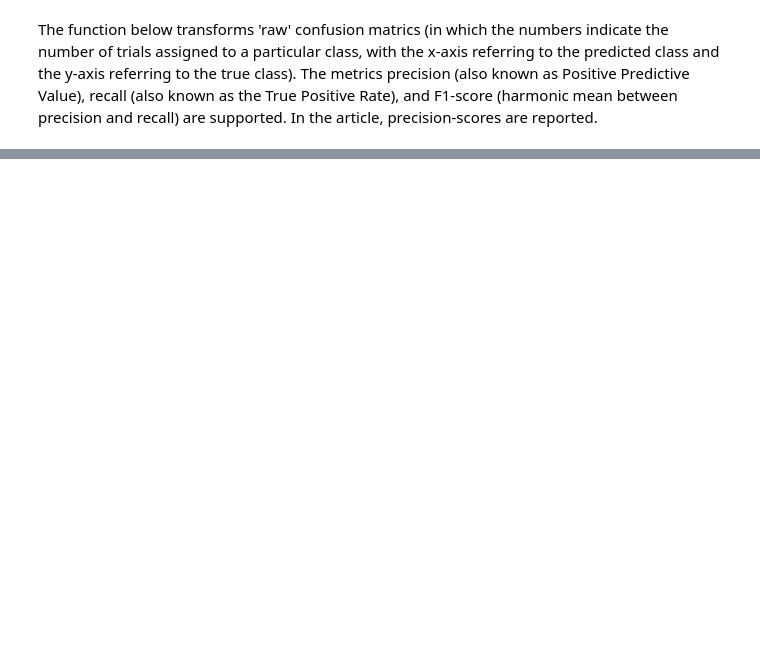
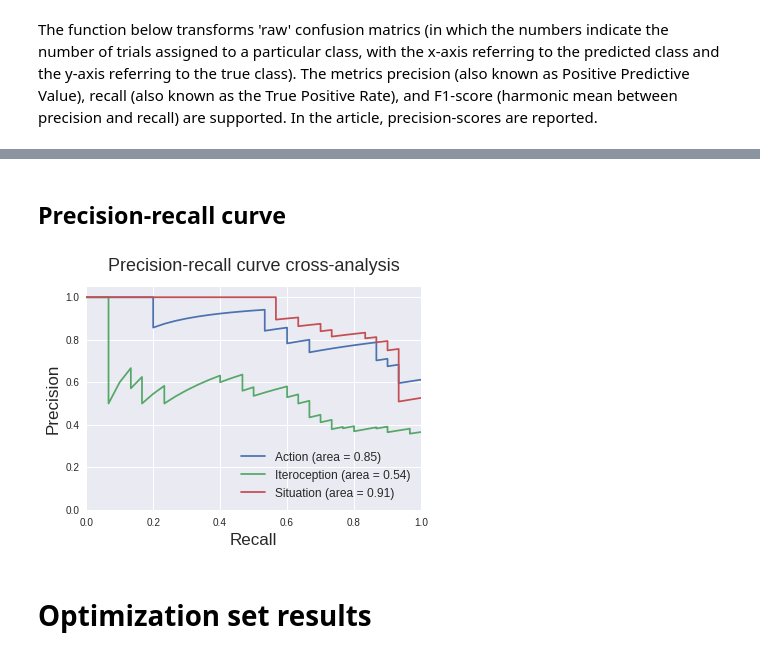
Before and after one commit to lukassnoek/DecodingEmotions, a Jupyter notebook: Analyses/statistics/statistics_main_analysis.ipynb, the cells around one changed output, grey strips where cells are left out. Drawn from its saved outputs; the diff is of its cells as text; code cells hidden in the pictures; blank space fills up the shorter version.

```diff
--- a/Analyses/statistics/statistics_main_analysis.ipynb
+++ b/Analyses/statistics/statistics_main_analysis.ipynb
@@ -151,0 +154,21 @@ array([[ 0.   ,  1.   ,  0.082],
+# %%
+vox_file = op.join(op.dirname(self_dir), 'redo_voxelplots_COEF_ovo', 'AverageScores.nii')
+vox_data = nib.load(vox_file).get_data()
+
+names = ['act_vs_int', 'act_vs_sit', 'int_vs_sit']
+
+# here, both the contrast (e.g. act > int) and its reverse (int > act) is calculated,
+# to help visualization in fslview
+
+for i in range(vox_data.shape[-1]):
+    tmp = vox_data[:, :, :, i]
+    tmp_rev = tmp * -1
+    tmp[tmp < 0] = 0
+    tmp_rev[tmp_rev < 0] = 0
+
+    name = names[i]
+    rev_name = "_".join(name.split('_')[::-1])
+    nib.save(nib.Nifti1Image(tmp, np.eye(4)), op.join(op.dirname(vox_file), name))
+    nib.save(nib.Nifti1Image(tmp_rev, np.eye(4)), op.join(op.dirname(vox_file), rev_name))
+# %% [markdown]
+## Precision-recall curve
@@ -151,0 +217,33 @@ array([[ 0.   ,  1.   ,  0.082],
+# %%
+# Credits to the scikit-learn documentation:
+# http://scikit-learn.org/stable/auto_examples/model_selection/plot_precision_recall.html
+precision = dict()
+recall = dict()
+average_precision = dict()
+n_classes = 3
+y_test = y_ovr
+y_score = av_probas
+labels = ['Action', 'Iteroception', 'Situation']
+
+for i in range(n_classes):
+    precision[i], recall[i], _ = precision_recall_curve(y_test[:, i],
+                                                        y_score[:, i])
+    average_precision[i] = average_precision_score(y_test[:, i], y_score[:, i])
+
+for i in range(n_classes):
+    plt.plot(recall[i], precision[i],
+             label='{0} (area = {1:0.2f})'
+                   ''.format(labels[i], average_precision[i]))
+
+plt.xlim([0.0, 1.0])
+plt.ylim([0.0, 1.05])
+plt.xlabel('Recall', fontsize=17)
+plt.ylabel('Precision', fontsize=17)
+plt.title('Precision-recall curve cross-analysis', fontsize=18, y=1.05)
+plt.legend(loc="lower right", fontsize=12)
+
+plt.show()
+# %% [output]
+[figure, added]
+# %% [markdown]
+# Optimization set results
```
Also changed, not shown: parts of 27 cells of this notebook, 4 other files.
